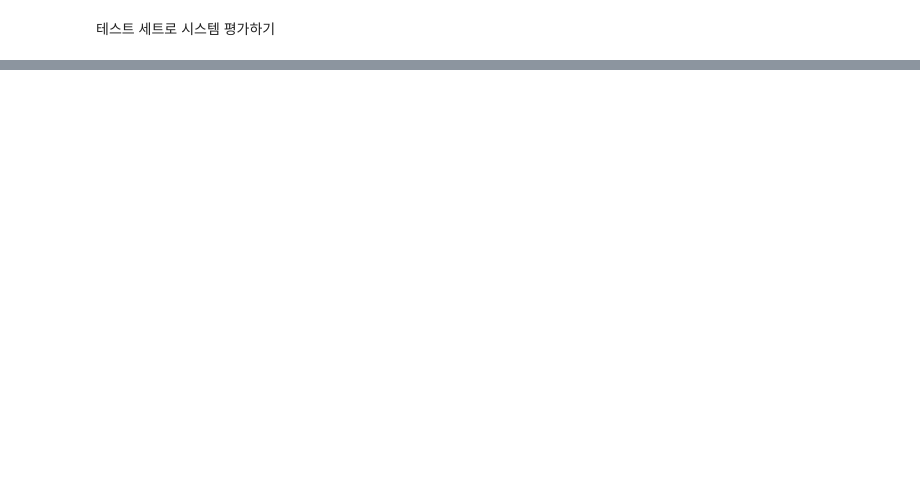
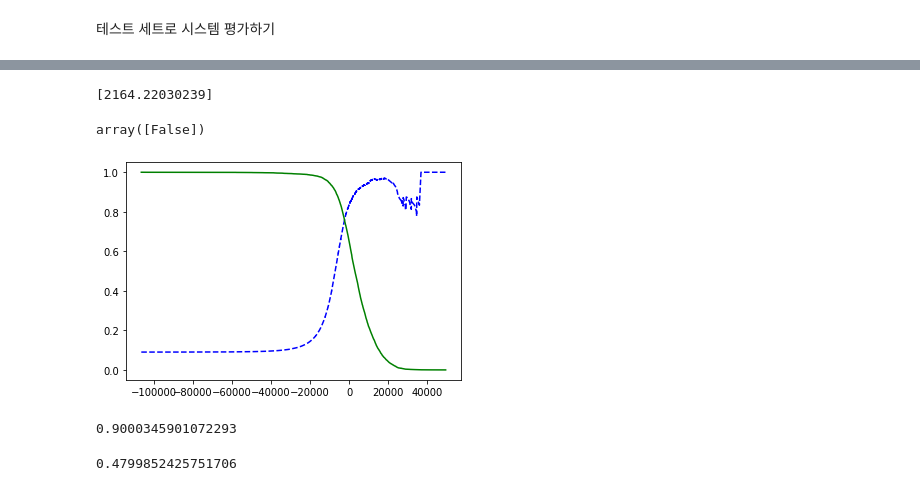
Before and after one commit to js-june-moon/practice, a Jupyter notebook: HandsOnML.ipynb, the cells around one changed output, grey strips where cells are left out. Saved outputs shown, nothing was run; the diff lists cells and outputs as text; code cells hidden in the pictures; blank space fills up the shorter version.

```diff
--- a/HandsOnML.ipynb
+++ b/HandsOnML.ipynb
@@ -1071,0 +1132,13 @@ array([45635.08489153, 49556.74402917])
+# %%
+# 분류 작업을 위한 타깃 벡터
+
+y_train_5 = (y_train == 5) # 5: True, 나머지: False
+y_test_5 = (y_test == 5)
+# %%
+# 분류 모델 선택하여 훈련하기
+# 사이킷런의 SGDClassifier(확률적 경사 하강법, Stochastic Gradient Descent, SGD) 뷴류기
+
+from sklearn.linear_model import SGDClassifier
+
+sgd_clf = SGDClassifier(random_state=42)
+sgd_clf.fit(X_train, y_train_5)
@@ -1071,0 +1285,33 @@ array([45635.08489153, 49556.74402917])
+# %%
+# decision_function(): 각 샘플의 점수 얻을 수 있음
+
+y_scores = sgd_clf.decision_function([some_digit])
+print(y_scores)
+# %% [output]
+[2164.22030239]
+# %%
+threshold = 8000
+y_some_digit_pred = (y_scores > threshold)
+y_some_digit_pred
+# %% [output]
+array([False])
+# %%
+# 적절한 임곗값 구하기
+# 사전 작업으로 cross_val_predict()함수 사용해 훈련 세트에 있는 모든 샘플의 점수 구해야 함
+
+y_scores = cross_val_predict(sgd_clf, X_train, y_train_5, cv=3, method="decision_function")
+# %%
+# precision_recall_curve() 함수로 가능한 모든 임곗삾에 대해 정밀도와 재현율 계산 할 수 있음
+
+from sklearn.metrics import precision_recall_curve
+
+precisions, recalls, thresholds = precision_recall_curve(y_train_5, y_scores)
+# %%
+def plot_precision_recall_vs_threshold(precisions, recalls, thresholds):
+  plt.plot(thresholds, precisions[:-1], "b--", label="정밀도")
+  plt.plot(thresholds, recalls[:-1], "g-", label="재현율")
+
+plot_precision_recall_vs_threshold(precisions, recalls, thresholds)
+plt.show()
+# %% [output]
+[figure, added]
@@ -1071,0 +1322,8 @@ array([45635.08489153, 49556.74402917])
+# %%
+precision_score(y_train_5, y_train_pred_90)
+# %% [output]
+0.9000345901072293
+# %%
+recall_score(y_train_5, y_train_pred_90)
+# %% [output]
+0.4799852425751706
```
Also changed, not shown: parts of 47 cells of this notebook.
